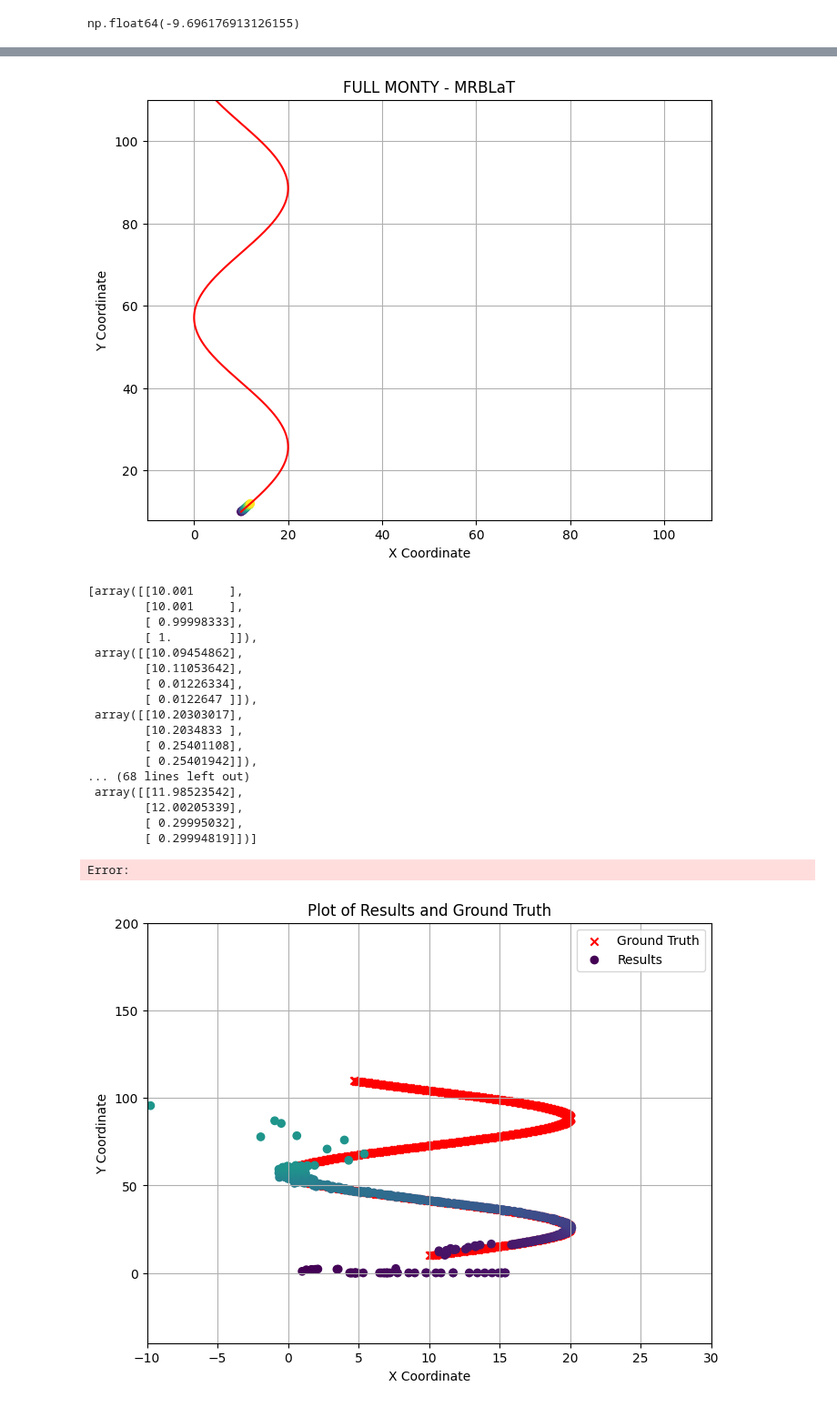
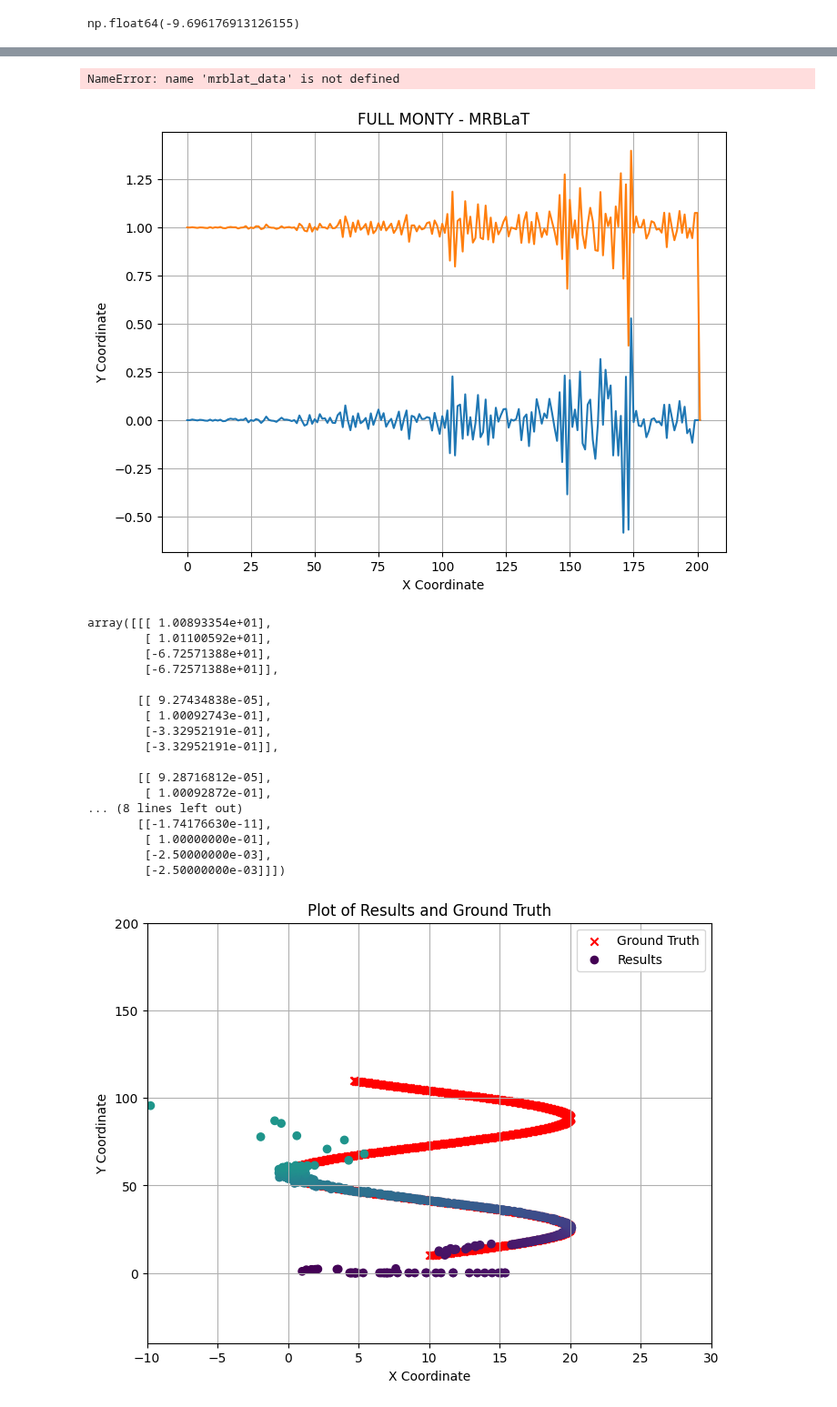
Before and after one commit to RHIMMELAND/MMARS, a Jupyter notebook: examples/MRBLaT_test.ipynb, the cells around one changed output, grey strips where cells are left out. Shown at 91% size. Drawn from its saved outputs; the diff is of its cells as text; code cells hidden in the pictures.

```diff
--- a/examples/MRBLaT_test.ipynb
+++ b/examples/MRBLaT_test.ipynb
@@ -348,5 +350,6 @@ def message_passing(N_iter = 500, N = 20):
     return phi_bar_list, phi_barbar_list
 # %%
-mrblat_data, mrblat_data_phibarbar= message_passing()
-mrblat_data
+%prun message_passing()
+# mrblat_data, mrblat_data_phibarbar= message_passing()
+#mrblat_data
 # %% [output]
@@ -396,36 +379,52 @@ y_coords = [data[1, 0] for data in mrblat_data]
 plt.figure(figsize=(8, 6))
 plt.scatter(x_coords, y_coords,c=np.linspace(0, 1, len(x_coords)), cmap='viridis', marker='o')
 plt.plot(target_ground_truth[0], target_ground_truth[1], c='red')
-plt.xlim([-10, 110])
-plt.ylim([8, 110])
+plt.xlim([-14, 14])
+plt.ylim([-5, 50])
 plt.xlabel('X Coordinate')
 plt.ylabel('Y Coordinate')
 plt.title('FULL MONTY - MRBLaT')
 plt.grid(True)
 plt.show()
 # %% [output]
-[figure, removed]
+NameError: name 'mrblat_data' is not defined
+# %%
+# Extract the first two indices from mrbalt_data
+x_coords = [data[2, 0] for data in mrblat_data]
+y_coords = [data[3, 0] for data in mrblat_data]
+
+# Plot the coordinates
+plt.figure(figsize=(8, 6))
+plt.plot(x_coords)
+plt.plot(y_coords)
+
+plt.xlabel('X Coordinate')
+plt.ylabel('Y Coordinate')
+plt.title('FULL MONTY - MRBLaT')
+plt.grid(True)
+plt.show()
+# %% [output]
+[figure, added]
 # %%
 mrblat_data
 # %% [output]
-[array([[10.001     ],
-        [10.001     ],
-        [ 0.99998333],
-        [ 1.        ]]),
- array([[10.09454862],
-        [10.11053642],
-        [ 0.01226334],
-        [ 0.0122647 ]]),
- array([[10.20303017],
-        [10.2034833 ],
-        [ 0.25401108],
-        [ 0.25401942]]),
-... (68 lines left out)
- array([[11.98523542],
-        [12.00205339],
-        [ 0.29995032],
-        [ 0.29994819]])]
+array([[[ 1.00893354e+01],
+        [ 1.01100592e+01],
+        [-6.72571388e+01],
+        [-6.72571388e+01]],
+
+       [[ 9.27434838e-05],
+        [ 1.00092743e-01],
+        [-3.32952191e-01],
+        [-3.32952191e-01]],
+
+       [[ 9.28716812e-05],
+        [ 1.00092872e-01],
+... (8 lines left out)
+       [[-1.74176630e-11],
+        [ 1.00000000e-01],
+        [-2.50000000e-03],
+        [-2.50000000e-03]]])
-Error:
 # %%
 results = np.zeros((1000, 4))
 
```
Also changed, not shown: parts of 9 cells of this notebook.
